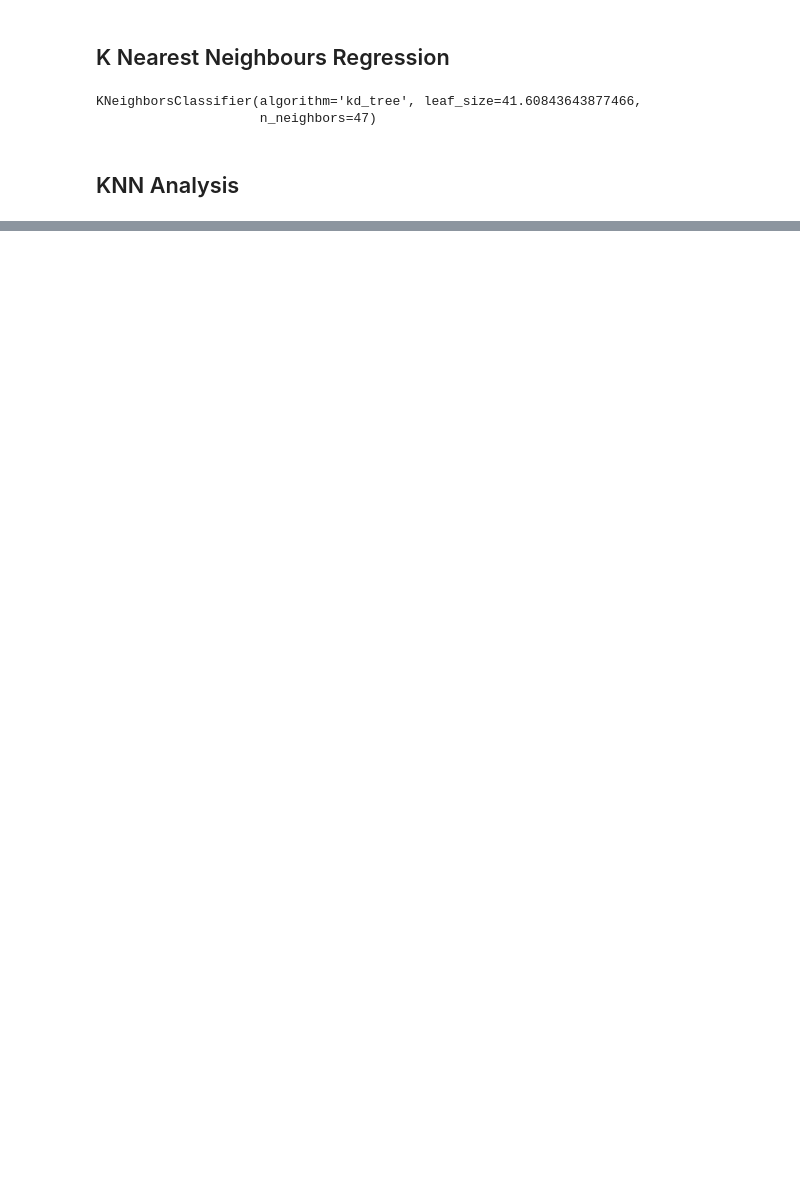
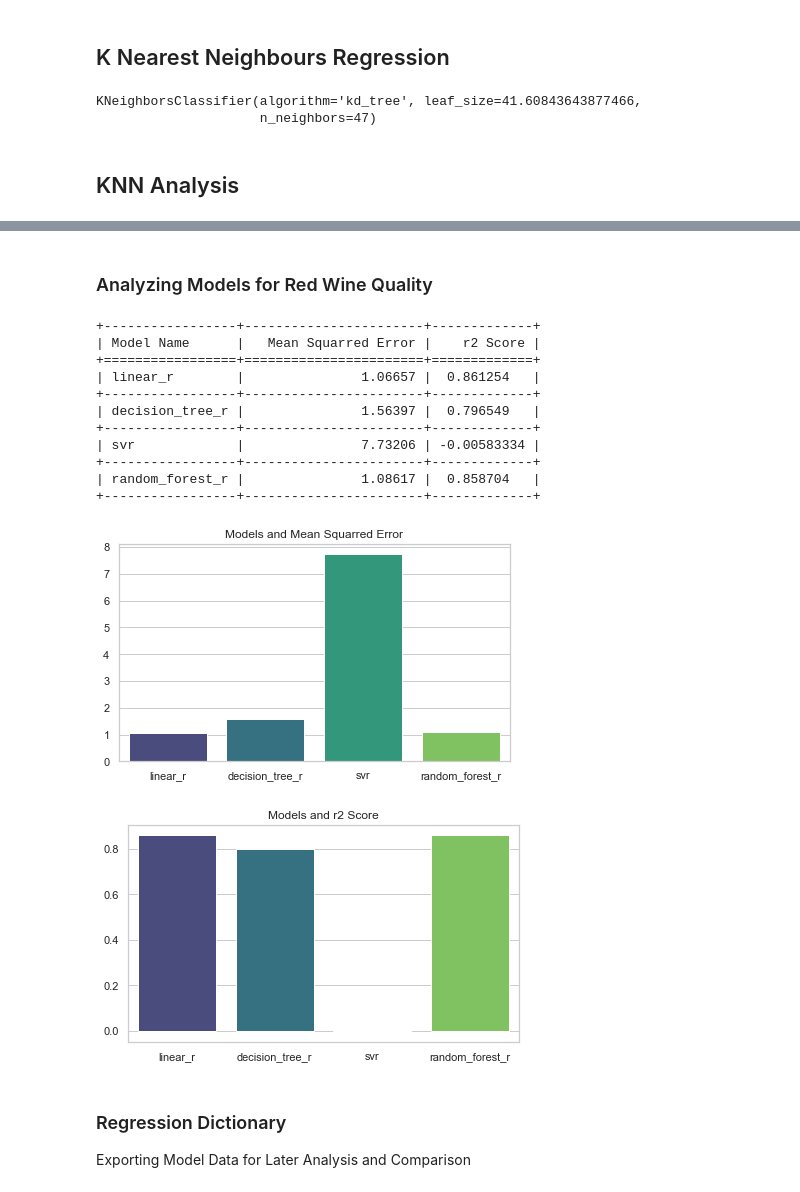
Before and after one commit to Amir-h055/Machine-Learning, a Jupyter notebook: project/Regression/Student_Performance.ipynb, the cells around one changed output, grey strips where cells are left out. Drawn from its saved outputs; the diff is of its cells as text; code cells hidden in the pictures; blank space fills up the shorter version.

```diff
--- a/project/Regression/Student_Performance.ipynb
+++ b/project/Regression/Student_Performance.ipynb
@@ -191,4 +230,5 @@ forest = forest.fit(X_train, y_train)
 # %% [markdown]
 ## Random Forest Analysis
 # %%
-forest_predictions = forest.predict(X_test)
+student_performance_dict['random_forest_r'] = {'model':forest_model, 'hyperparameters':1}
+model_results(student_performance_dict['random_forest_r'])
@@ -256,0 +269,41 @@ weighted avg       0.68      0.63      0.63       231
+# %% [markdown]
+### Analyzing Models for Red Wine Quality
+# %%
+def cross_checking_model_results(dictionary):
+    table = [["Model Name", "Mean Squarred Error", "r2 Score"]]
+    x_models = []
+    y_mse = []
+    y_r2 = []
+
+    for model_key in MODELS:
+        table.append([model_key, dictionary[model_key]['mse'], dictionary[model_key]['r2']])
+        x_models.append(model_key)
+        y_mse.append(dictionary[model_key]['mse'])
+        y_r2.append(dictionary[model_key]['r2'])
+    print(tabulate(table, headers='firstrow', tablefmt='grid'))
+
+    sns.set_theme(style="whitegrid")
+    plt.figure(figsize=(7,4))
+    ax1 = sns.barplot(x=x_models, y=y_mse, palette="viridis").set_title('Models and Mean Squarred Error')
+    plt.figure(figsize=(7,4))
+    ax2 = sns.barplot(x=x_models, y=y_r2, palette="viridis").set_title('Models and r2 Score')
+
+
+cross_checking_model_results(student_performance_dict)
+# %% [output]
++-----------------+-----------------------+-------------+
+| Model Name      |   Mean Squarred Error |    r2 Score |
++=================+=======================+=============+
+| linear_r        |               1.06657 |  0.861254   |
++-----------------+-----------------------+-------------+
+| decision_tree_r |               1.56397 |  0.796549   |
++-----------------+-----------------------+-------------+
+| svr             |               7.73206 | -0.00583334 |
++-----------------+-----------------------+-------------+
+| random_forest_r |               1.08617 |  0.858704   |
++-----------------+-----------------------+-------------+
+[figure, added]
+[figure, added]
+# %% [markdown]
+### Regression Dictionary
+Exporting Model Data for Later Analysis and Comparison
```
Also changed, not shown: parts of 21 cells of this notebook, 7 other files.
